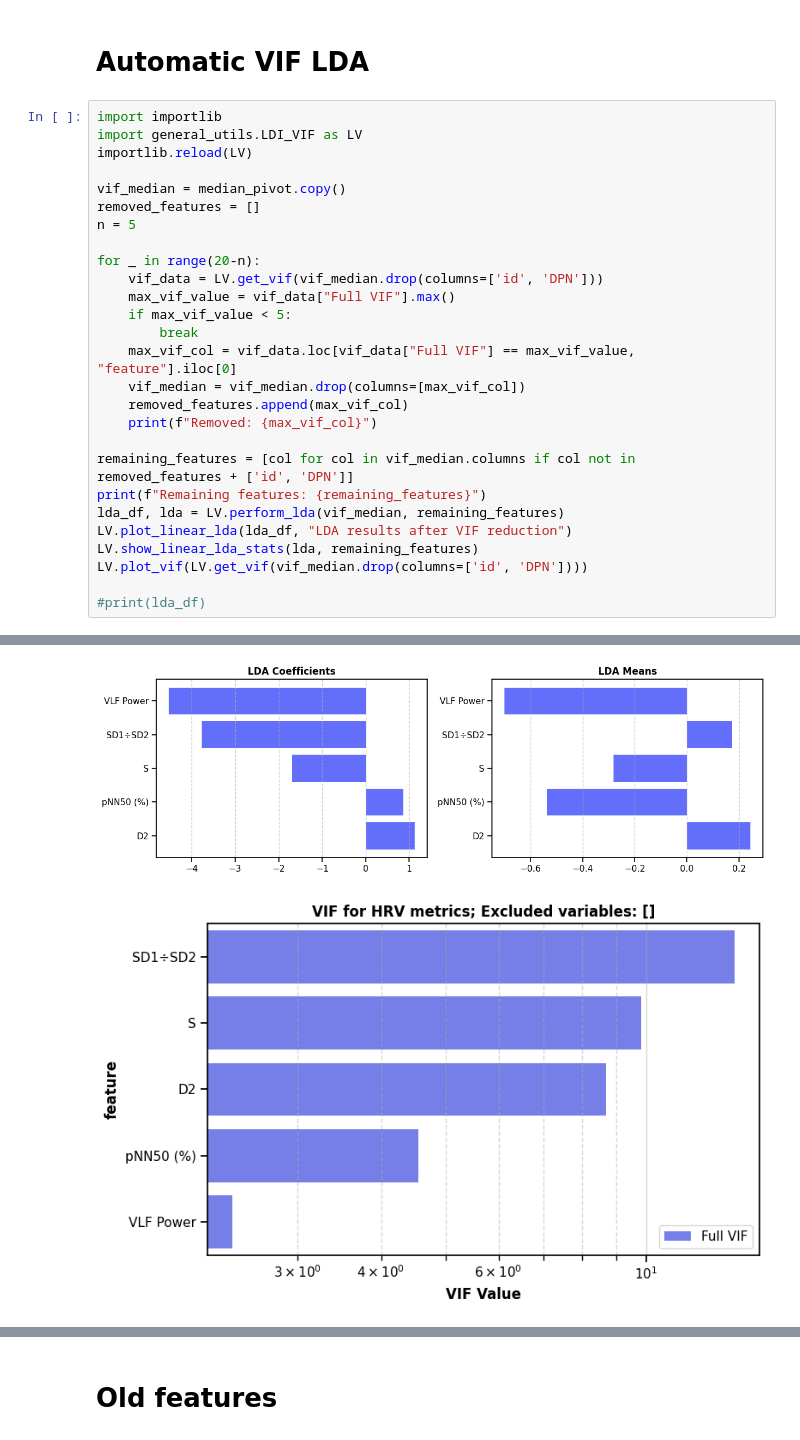
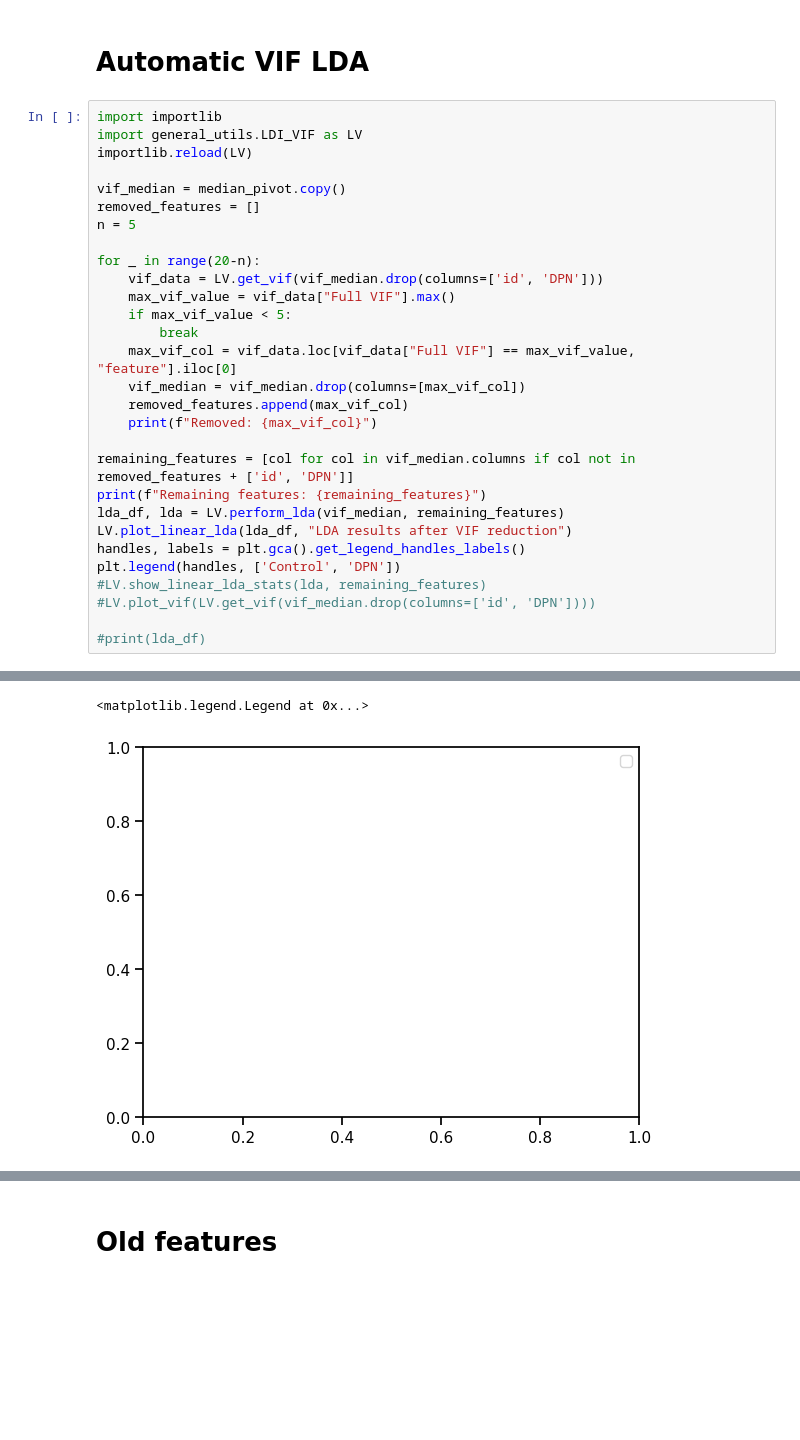
Before and after one commit to ad-aspera/HRV-EDA, a Jupyter notebook: pca_lda.ipynb, the cells around one changed output, grey strips where cells are left out. Saved outputs shown, nothing was run; the diff lists cells and outputs as text; blank space fills up the shorter version.

```diff
--- a/pca_lda.ipynb
+++ b/pca_lda.ipynb
@@ -396,8 +441,10 @@ remaining_features = [col for col in vif_median.columns if col not in removed_fe
 print(f"Remaining features: {remaining_features}")
 lda_df, lda = LV.perform_lda(vif_median, remaining_features)
 LV.plot_linear_lda(lda_df, "LDA results after VIF reduction")
-LV.show_linear_lda_stats(lda, remaining_features)
-LV.plot_vif(LV.get_vif(vif_median.drop(columns=['id', 'DPN'])))
+handles, labels = plt.gca().get_legend_handles_labels()
+plt.legend(handles, ['Control', 'DPN'])
+#LV.show_linear_lda_stats(lda, remaining_features)
+#LV.plot_vif(LV.get_vif(vif_median.drop(columns=['id', 'DPN'])))
 
 #print(lda_df)
 # %% [output]
@@ -421,5 +468,5 @@ Remaining features: ['D2', 'S', 'SD1÷SD2', 'VLF Power', 'pNN50 (%)']
+<matplotlib.legend.Legend at 0x...>
-[figure, old version]
+[figure, new version]
-[figure, removed]
 # %%
 LV.show_correlation(vif_median.drop(columns=['id', 'DPN']), "Spearman Correlation for HRV metrics", (6,5))
 # %% [output]
```
Also changed, not shown: parts of 21 cells of this notebook, 15 other files.
